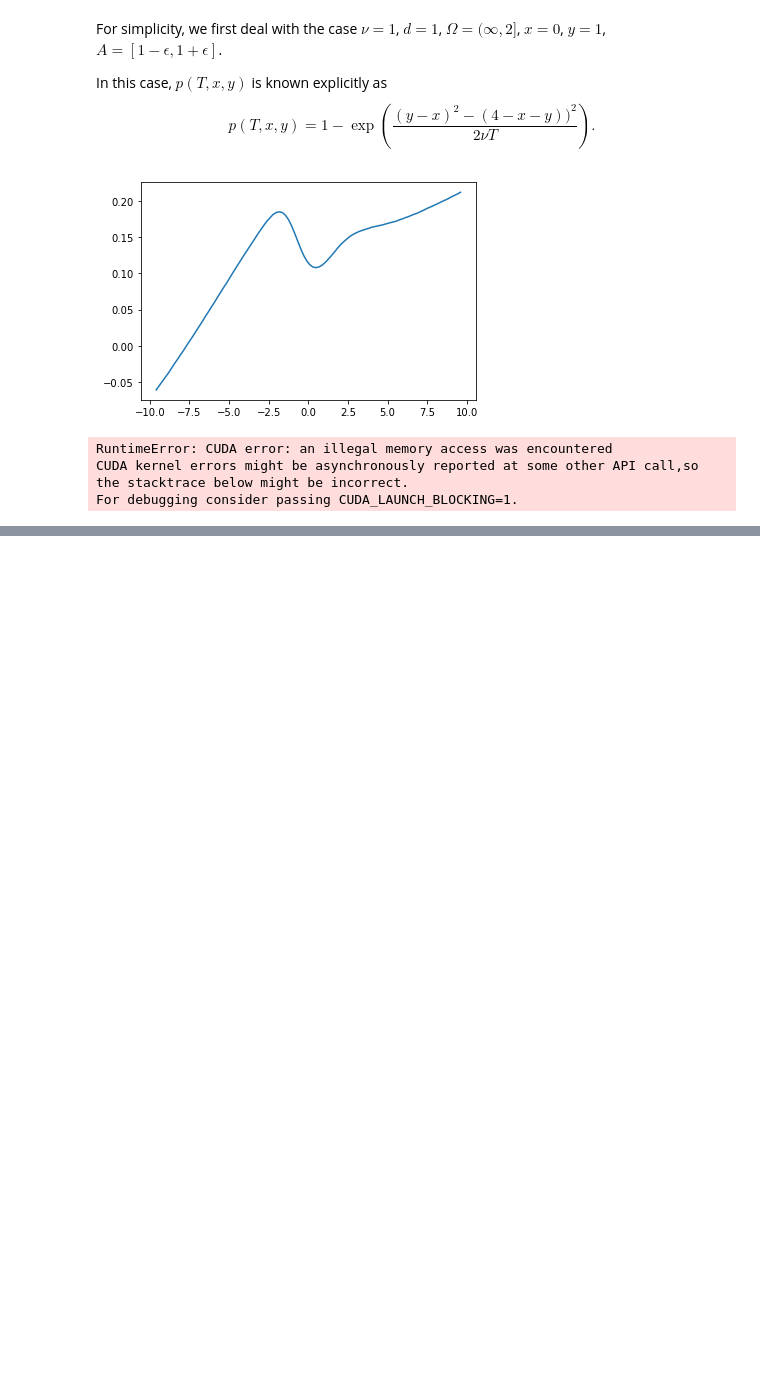
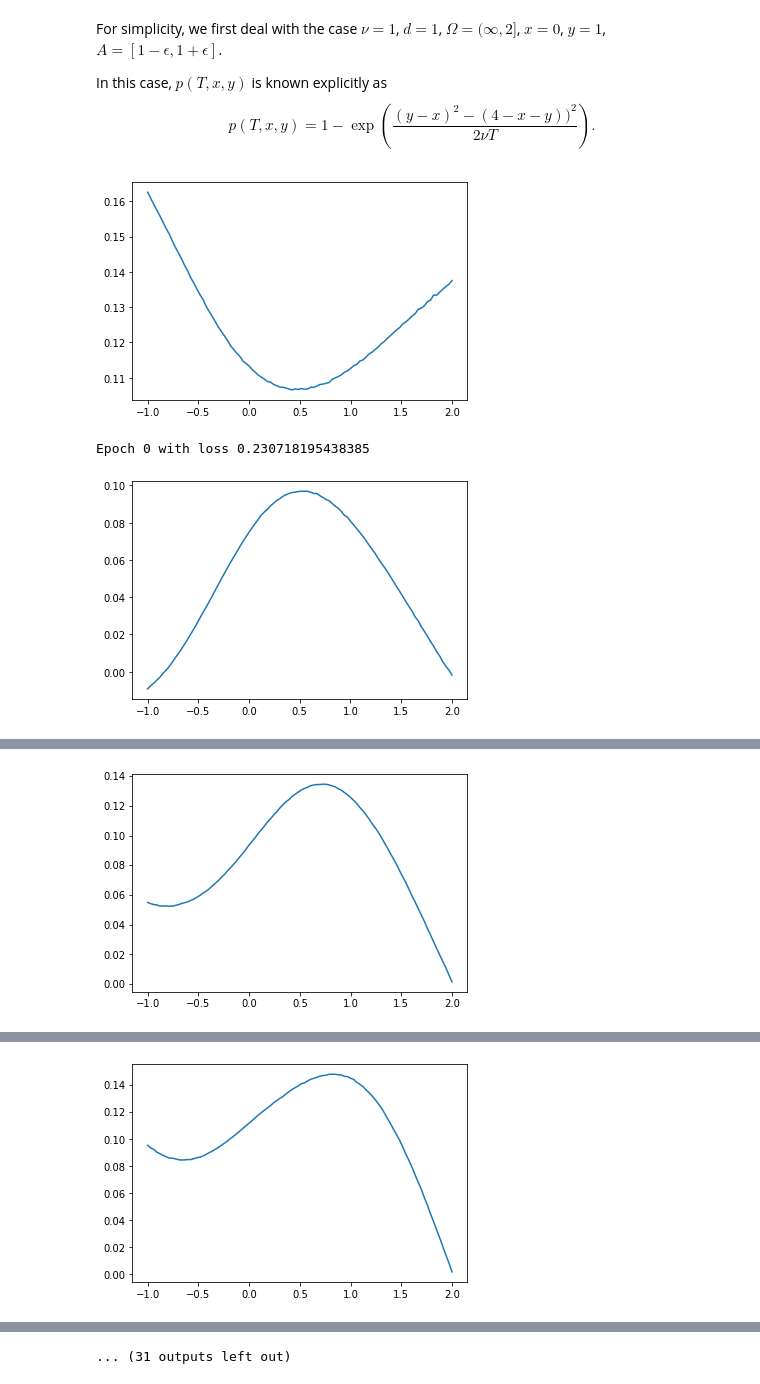
Before and after one commit to nguwijy/deep_branching_with_domain, a Jupyter notebook: tmp.ipynb, the cells around one changed output, grey strips where cells are left out. Cells and saved outputs as stored; diff of their text form; code cells hidden in the pictures; blank space fills up the shorter version.

```diff
--- a/tmp.ipynb
+++ b/tmp.ipynb
@@ -33,8 +35,8 @@ from galerkin import DGMNet
 
 device = torch.device("cuda" if torch.cuda.is_available() else "cpu")
 # %%
-eps = 1e-1
-a, b = 1 - eps, 1 + eps
+y, eps = 1, 2e-1
+a, b = y - eps, y + eps
 
 # function definition
 deriv_map = np.array([2]).reshape(-1, 1)
@@ -53,10 +55,9 @@ def exact_example(t, x, T):
         return np.zeros_like(x[0])
         # return np.logical_and(x[0] <= b, x[0] >= a).astype(float)
     else:
-        return (norm.cdf(b - x[0]) - norm.cdf(a - x[0]))
-#         return norm.cdf((b - x[0])/math.sqrt(T-t)) - norm.cdf((a - x[0])/math.sqrt(T-t))
+        return 1 - np.exp(((y - x[0])**2 - (4 - x[0] - y)**2)/(2 * (T - t)))
 
-t_lo, x_lo, x_hi, n = 0., -8., 8., 0
+t_lo, x_lo, x_hi, n = 0., -1., 2., 0
 grid = np.linspace(x_lo, x_hi, 100)
 grid_d_dim = np.expand_dims(grid, axis=0)
 grid_d_dim_with_t = np.concatenate((t_lo * np.ones((1, 100)), grid_d_dim), axis=0)
@@ -67,27 +68,33 @@ terminal = exact_example(T, grid_d_dim, T)
 # %%
 model = DGMNet(
     dgm_nb_states=10000,
     dgm_f_fun=f_example,
     dgm_deriv_map=deriv_map,
     phi_fun=phi_example,
     device=device,
     x_lo=x_lo,
     x_hi=x_hi,
     epochs=10000,
     dgm_lr=1e-4,
+    overtrain_rate=0.,
+    verbose=True,
+    lambda_terminal=1.,
+    lambda_boundary=10.,
 )
 model.train_and_eval(debug_mode=True)
 
 nn = (
     model(torch.tensor(grid_d_dim_with_t.astype(np.float32).T, device=model.device))
     .detach()
     .cpu()
     .numpy()
 )
-plt.plot(grid, nn, label="NN approximation for terminal condition")
-plt.plot(grid, (norm.cdf(1 + eps - grid) - norm.cdf(1 - eps - grid)), label="Terminal condition")
+nn /= (norm.cdf(b - grid) - norm.cdf(a - grid))
+plt.plot(grid, nn, label="NN approximation")
+plt.plot(grid, true, label="True solution")
+plt.legend()
+plt.show()
 # %% [output]
-[figure, old version]
+[figure, new version]
-RuntimeError: CUDA error: an illegal memory access was encountered
-CUDA kernel errors might be asynchronously reported at some other API call,so the stacktrace below might be incorrect.
-For debugging consider passing CUDA_LAUNCH_BLOCKING=1.
+Epoch 0 with loss 0.230718195438385
+[figure, added]
@@ -93,0 +102 @@ For debugging consider passing CUDA_LAUNCH_BLOCKING=1.
+[figure, added]
@@ -93,0 +104 @@ For debugging consider passing CUDA_LAUNCH_BLOCKING=1.
+[figure, added]
@@ -93,0 +110 @@ For debugging consider passing CUDA_LAUNCH_BLOCKING=1.
+... (31 outputs left out)
```
Also changed, not shown: parts of 8 cells of this notebook.
